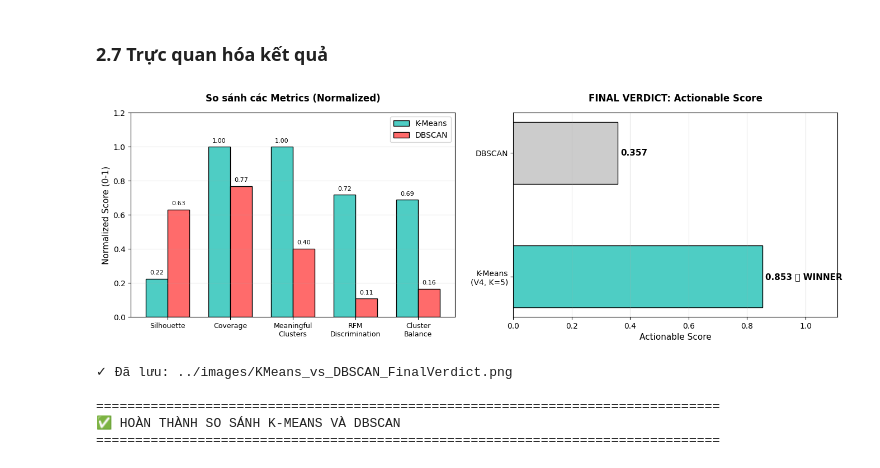
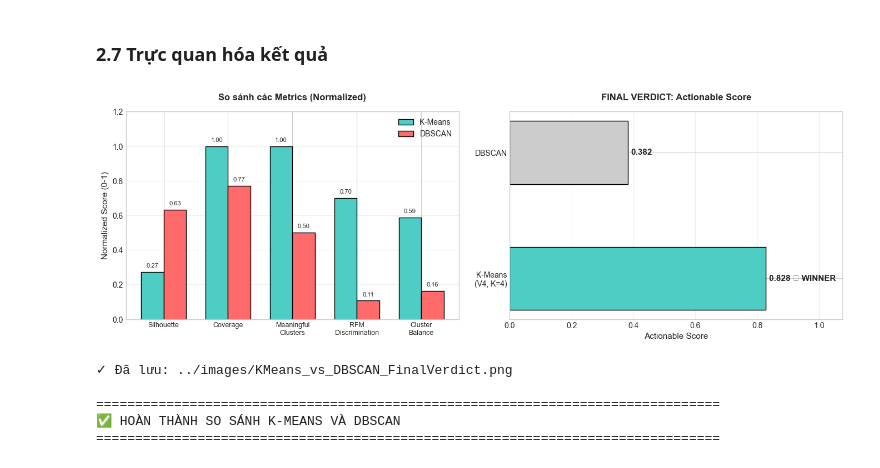
Before and after one commit to ThanhTung-KHMT-1701/ShopCluster, a Jupyter notebook: notebooks/ShopCluster.ipynb, the cells around one changed output. Cells and saved outputs as stored; diff of their text form; code cells hidden in the pictures.

```diff
--- a/notebooks/ShopCluster.ipynb
+++ b/notebooks/ShopCluster.ipynb
@@ -3951,7 +4402,7 @@ for idx, variant in enumerate(VARIANT_NAMES):
     total_var = svd_results[variant]['total_variance']
 
     # Chọn color palette
-    colors = COLORS_K2 if k == 2 else COLORS_K5
+    colors = COLORS_K2 if k == 2 else COLORS_K4
 
     # Vẽ từng cluster
     for cluster_id in range(k):
@@ -4516,7 +5007,7 @@ VARIANTS_CONFIG = {
     'V1_Binary': {'k': 2, 'feature_file': 'feature_matrix_v1_binary.csv', 'cluster_file': 'customer_clusters_v1_k2.csv'},
     'V2_Weighted': {'k': 2, 'feature_file': 'feature_matrix_v2_weighted.csv', 'cluster_file': 'customer_clusters_v2_k2.csv'},
     'V3_Binary_RFM': {'k': 2, 'feature_file': 'feature_matrix_v3_binary_rfm.csv', 'cluster_file': 'customer_clusters_v3_k2.csv'},
-    'V4_Antecedent2': {'k': 5, 'feature_file': 'feature_matrix_v4_antecedent2.csv', 'cluster_file': 'customer_clusters_v4_k5.csv'}
+    'V4_Antecedent2': {'k': 4, 'feature_file': 'feature_matrix_v4_antecedent2.csv', 'cluster_file': 'customer_clusters_v4_k4.csv'}
 }
 
 # Load cluster labels cho tất cả variants
@@ -6809,13 +7318,16 @@ print("=" * 80)
 print("CHẠY CLUSTERING VỚI K-MEANS VÀ DBSCAN")
 print("=" * 80)
 
+# K toi uu cua V4 (tu Yeu cau 3)
+K_BASELINE = 4
+
 # -------------------------------------------------------------------------
-# K-MEANS (V4, K=5) - Baseline
+# K-MEANS (V4, K=4) - Baseline
 # -------------------------------------------------------------------------
-print("\n[1] K-MEANS (K=5):")
+print(f"\n[1] K-MEANS (K={K_BASELINE}):")
 print("-" * 40)
 
-kmeans = KMeans(n_clusters=5, random_state=42, n_init=10)
+kmeans = KMeans(n_clusters=K_BASELINE, random_state=42, n_init=10)
 kmeans_labels = kmeans.fit_predict(X)
 
 # Tính metrics cho K-Means
@@ -7166,7 +7680,7 @@ def calculate_actionable_score(rfm_stats, algorithm_name, total_customers, has_n
 
     # Tổng điểm (weighted)
     total_score = (
-        0.25 * (meaningful_clusters / 5) +  # Normalize về 5 cụm
+        0.25 * (meaningful_clusters / K_BASELINE) +  # Normalize ve K_BASELINE cum
         0.30 * min(rfm_discrimination, 1) +  # Cap at 1
         0.25 * coverage +
         0.20 * balance_score
@@ -7275,7 +7788,7 @@ N = len(categories)
 kmeans_scores = [
     kmeans_silhouette,
     1.0,
-    kmeans_actionable['meaningful_clusters'] / 5,
+    kmeans_actionable['meaningful_clusters'] / K_BASELINE,
     min(kmeans_actionable['rfm_discrimination'], 1),
     kmeans_actionable['cluster_balance']
 ]
@@ -7283,7 +7796,7 @@ kmeans_scores = [
 dbscan_scores = [
     dbscan_silhouette if not np.isnan(dbscan_silhouette) else 0,
     dbscan_coverage,
-    dbscan_actionable['meaningful_clusters'] / 5,
+    dbscan_actionable['meaningful_clusters'] / K_BASELINE,
     min(dbscan_actionable['rfm_discrimination'], 1),
     dbscan_actionable['cluster_balance']
 ]
@@ -7321,41 +7834,41 @@ kmeans_total = kmeans_actionable['total_actionable']
 dbscan_total = dbscan_actionable['total_actionable']
 
 final_scores = [kmeans_total, dbscan_total]
-algorithms = ['K-Means\n(V4, K=5)', 'DBSCAN']
+algorithms = [f'K-Means\n(V4, K={K_BASELINE})', 'DBSCAN']
 colors = ['#4ECDC4' if kmeans_total > dbscan_total else '#FFB347',
           '#FF6B6B' if dbscan_total > kmeans_total else '#FFB347']
 
 # Highlight winner
 if kmeans_total > dbscan_total:
     colors = ['#4ECDC4', '#CCCCCC']
 else:
     colors = ['#CCCCCC', '#FF6B6B']
 
 bars = ax2.barh(algorithms, final_scores, color=colors, edgecolor='black', height=0.5)
 ax2.set_xlabel('Actionable Score', fontsize=11)
 ax2.set_title('FINAL VERDICT: Actionable Score', fontsize=12, fontweight='bold', pad=15)
 ax2.set_xlim(0, max(final_scores) * 1.3)
 ax2.grid(True, alpha=0.3, axis='x')
 
 # Thêm giá trị và winner badge
 for i, (bar, score) in enumerate(zip(bars, final_scores)):
     width = bar.get_width()
     label = f'{score:.3f}'
     if (i == 0 and kmeans_total > dbscan_total) or (i == 1 and dbscan_total > kmeans_total):
         label += ' 🏆 WINNER'
     ax2.text(width + 0.01, bar.get_y() + bar.get_height()/2, label,
              ha='left', va='center', fontsize=11, fontweight='bold')
 
 plt.tight_layout(pad=2.0)
 plt.savefig(f"{IMAGES_DIR}/KMeans_vs_DBSCAN_FinalVerdict.png", dpi=150, bbox_inches='tight')
 plt.show()
 print(f"✓ Đã lưu: {IMAGES_DIR}/KMeans_vs_DBSCAN_FinalVerdict.png")
 
 print("\n" + "=" * 80)
 print("✅ HOÀN THÀNH SO SÁNH K-MEANS VÀ DBSCAN")
 print("=" * 80)
 # %% [output]
-[figure, old version]
+[figure, new version]
 ✓ Đã lưu: ../images/KMeans_vs_DBSCAN_FinalVerdict.png
 
 ================================================================================
```
Also changed, not shown: parts of 63 cells of this notebook, 46 other files.
